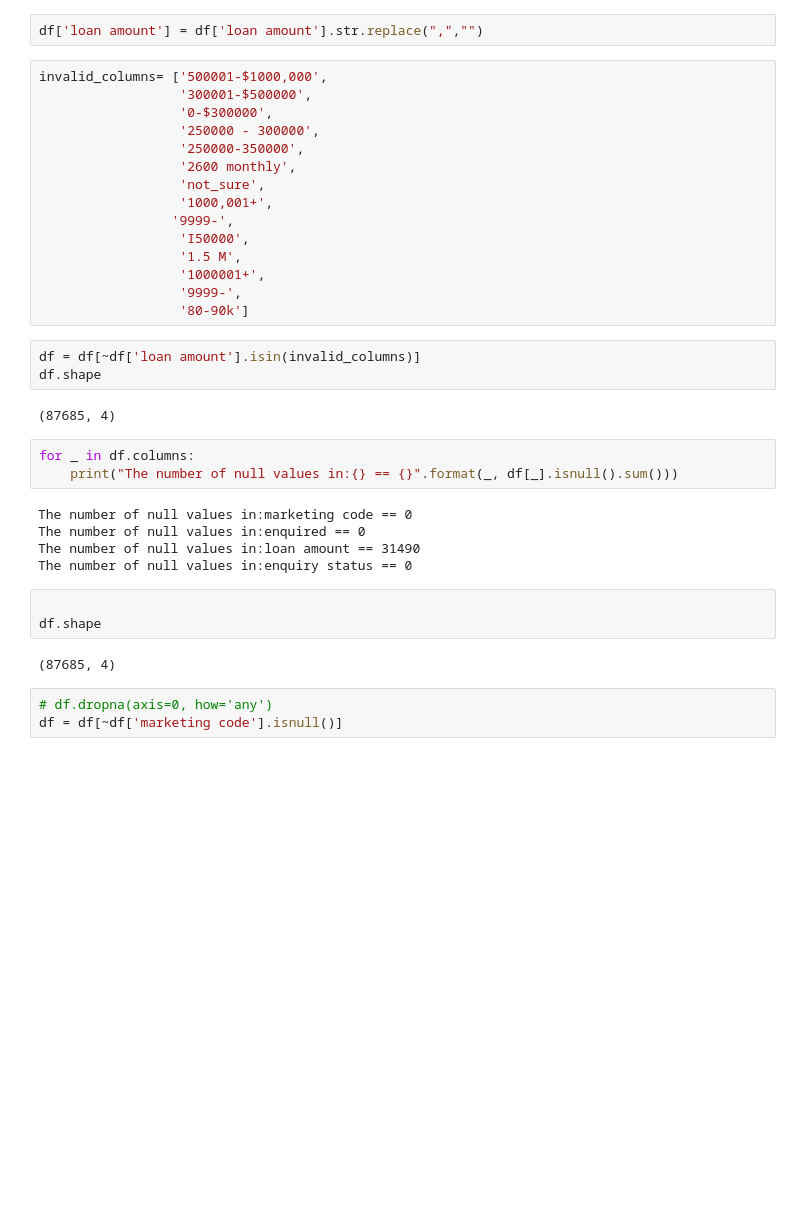
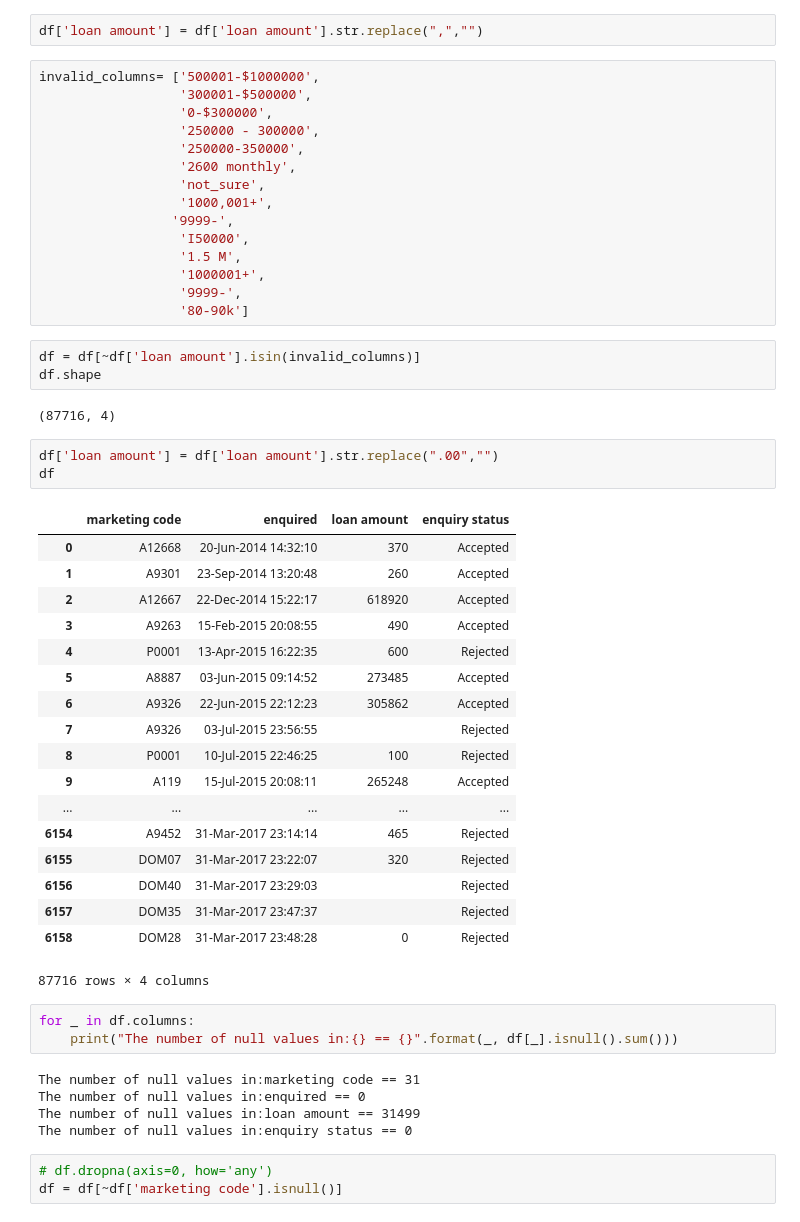
Before and after one commit to MagicMike90/customer-interest, a Jupyter notebook: random_forest.ipynb, the cells around one changed output. Cells and saved outputs as stored; diff of their text form; blank space fills up the shorter version.

```diff
--- a/random_forest.ipynb
+++ b/random_forest.ipynb
@@ -59,7 +59,7 @@ df['loan amount'].fillna(0,inplace=True)
 # %%
 df['loan amount'] = df['loan amount'].str.replace(",","")
 # %%
-invalid_columns= ['500001-$1000,000',
+invalid_columns= ['500001-$1000000',
                   '300001-$500000',
                   '0-$300000',
                   '250000 - 300000',
@@ -77,20 +77,37 @@ invalid_columns= ['500001-$1000,000',
 df = df[~df['loan amount'].isin(invalid_columns)]
 df.shape
 # %% [output]
-(87685, 4)
+(87716, 4)
+# %%
+df['loan amount'] = df['loan amount'].str.replace(".00","")
+df
+# %% [output]
+|  | marketing code | enquired | loan amount | enquiry status |
+| 0 | A12668 | 20-Jun-2014 14:32:10 | 370 | Accepted |
+| 1 | A9301 | 23-Sep-2014 13:20:48 | 260 | Accepted |
+| 2 | A12667 | 22-Dec-2014 15:22:17 | 618920 | Accepted |
+| 3 | A9263 | 15-Feb-2015 20:08:55 | 490 | Accepted |
+| 4 | P0001 | 13-Apr-2015 16:22:35 | 600 | Rejected |
+| 5 | A8887 | 03-Jun-2015 09:14:52 | 273485 | Accepted |
+| 6 | A9326 | 22-Jun-2015 22:12:23 | 305862 | Accepted |
+| 7 | A9326 | 03-Jul-2015 23:56:55 |  | Rejected |
+| 8 | P0001 | 10-Jul-2015 22:46:25 | 100 | Rejected |
+| 9 | A119 | 15-Jul-2015 20:08:11 | 265248 | Accepted |
+| ... | ... | ... | ... | ... |
+| 6154 | A9452 | 31-Mar-2017 23:14:14 | 465 | Rejected |
+| 6155 | DOM07 | 31-Mar-2017 23:22:07 | 320 | Rejected |
+| 6156 | DOM40 | 31-Mar-2017 23:29:03 |  | Rejected |
+| 6157 | DOM35 | 31-Mar-2017 23:47:37 |  | Rejected |
+| 6158 | DOM28 | 31-Mar-2017 23:48:28 | 0 | Rejected |
+87716 rows × 4 columns
 # %%
 for _ in df.columns:
     print("The number of null values in:{} == {}".format(_, df[_].isnull().sum()))
 # %% [output]
-The number of null values in:marketing code == 0
+The number of null values in:marketing code == 31
 The number of null values in:enquired == 0
-The number of null values in:loan amount == 31490
+The number of null values in:loan amount == 31499
 The number of null values in:enquiry status == 0
-# %%
-
-df.shape
-# %% [output]
-(87685, 4)
 # %%
 # df.dropna(axis=0, how='any')
 df = df[~df['marketing code'].isnull()]
```
Also changed, not shown: parts of 4 cells of this notebook.
